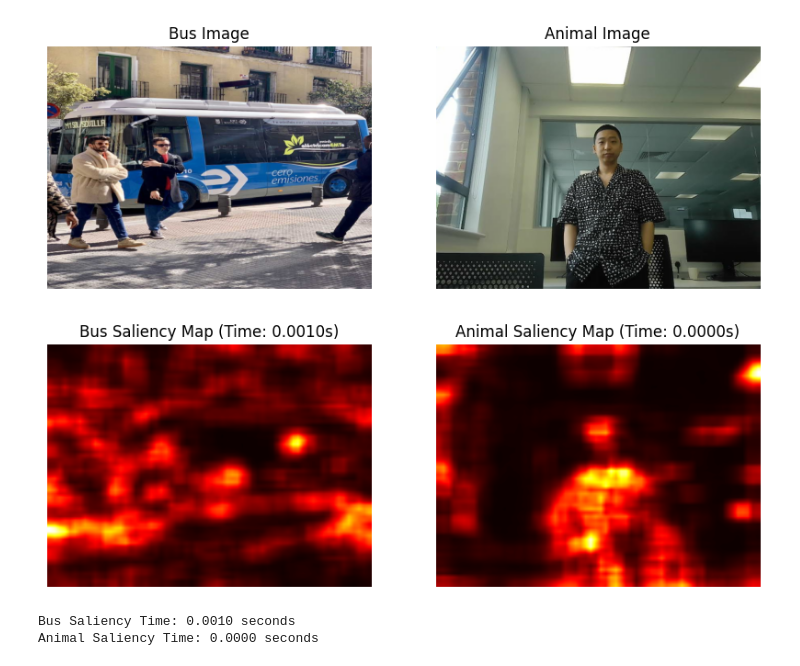
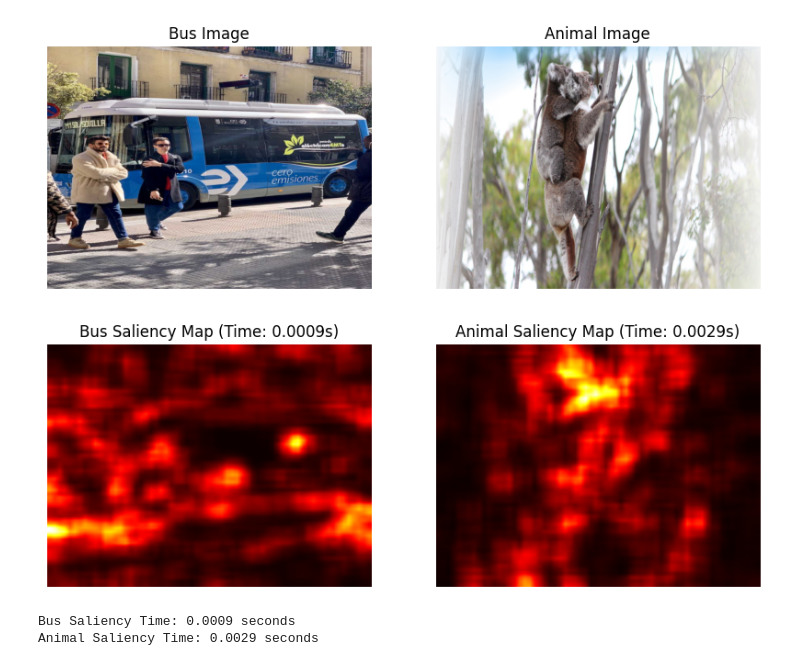
Before and after one commit to Z2nd/DeepSeek-Image-Recognition, a Jupyter notebook: static-saliency.ipynb, the cells around one changed output. Cells and saved outputs as stored; diff of their text form; code cells hidden in the pictures.

```diff
--- a/static-saliency.ipynb
+++ b/static-saliency.ipynb
@@ -1,59 +1,60 @@
 # %%
-# 导入必要的库
 import cv2
 import numpy as np
 import time
 from ultralytics import YOLO
 import matplotlib.pyplot as plt
 %matplotlib inline
 
-# 设置路径
-image_path = 'backend/data/bus.jpg'  # 替换为实际路径
+
+image_path = 'backend/data/bus.jpg'
 yolo_model_path = 'backend/resource/models/yolov8n-seg.pt'
-animal_image_path = 'capture.jpg'  # 假设有 Koala 图像，替换为实际路径
+animal_image_path = 'capture2.jpg'
+animal_image_path = 'backend/data/koala.jpg'
 
-# 加载测试图像
+
+# Load the test image
 bus_image = cv2.imread(image_path)
 if bus_image is None:
     raise FileNotFoundError(f"Image not found at {image_path}")
 animal_image = cv2.imread(animal_image_path) if animal_image_path else bus_image  # 回退到 bus.jpg
 
-# 降采样到 640x480 以模拟边缘设备
+# Resize images to 640x480 for edge device simulation
 bus_image_resized = cv2.resize(bus_image, (640, 480), interpolation=cv2.INTER_AREA)
 animal_image_resized = cv2.resize(animal_image, (640, 480), interpolation=cv2.INTER_AREA)
 
-# 加载 YOLOv8n-seg 模型
+# Load YOLOv8n-seg model
 yolo_model = YOLO(yolo_model_path)
 
-# 显示原始图像
+# Show the original images
 plt.figure(figsize=(10, 5))
 plt.subplot(1, 2, 1)
 plt.imshow(cv2.cvtColor(bus_image_resized, cv2.COLOR_BGR2RGB))
 plt.title('Bus Image')
 plt.axis('off')
 plt.subplot(1, 2, 2)
 plt.imshow(cv2.cvtColor(animal_image_resized, cv2.COLOR_BGR2RGB))
 plt.title('Animal Image')
 plt.axis('off')
 plt.show()
 # %% [output]
-[figure, old version]
+[figure, new version]
 # %%
-# 初始化显著性分析器
+# Initialize the saliency detector
 saliency = cv2.saliency.StaticSaliencySpectralResidual_create()
 
-# 计算显著性图
+# Calculate saliency maps for both images
 start_time = time.time()
 _, bus_saliency_map = saliency.computeSaliency(bus_image_resized)
 bus_saliency_time = time.time() - start_time
 _, animal_saliency_map = saliency.computeSaliency(animal_image_resized)
 animal_saliency_time = time.time() - start_time - bus_saliency_time
 
-# 归一化显著性图到 [0, 255]
+# Normalize saliency maps to [0, 255]
 bus_saliency_map = (bus_saliency_map * 255).astype(np.uint8)
 animal_saliency_map = (animal_saliency_map * 255).astype(np.uint8)
 
-# 可视化显著性图
+# Visualize the saliency maps
 plt.figure(figsize=(10, 5))
 plt.subplot(1, 2, 1)
 plt.imshow(bus_saliency_map, cmap='hot')
@@ -68,7 +69,7 @@ plt.show()
 print(f"Bus Saliency Time: {bus_saliency_time:.4f} seconds")
 print(f"Animal Saliency Time: {animal_saliency_time:.4f} seconds")
 # %% [output]
-[figure, old version]
+[figure, new version]
-Bus Saliency Time: 0.0010 seconds
-Animal Saliency Time: 0.0000 seconds
+Bus Saliency Time: 0.0009 seconds
+Animal Saliency Time: 0.0029 seconds
 # %%
```
Also changed, not shown: parts of 2 cells of this notebook, 2 other files.
